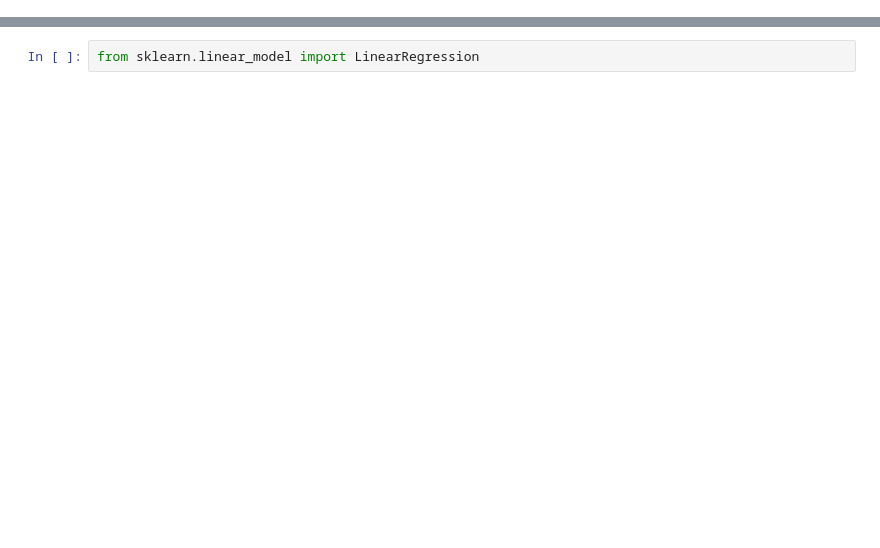
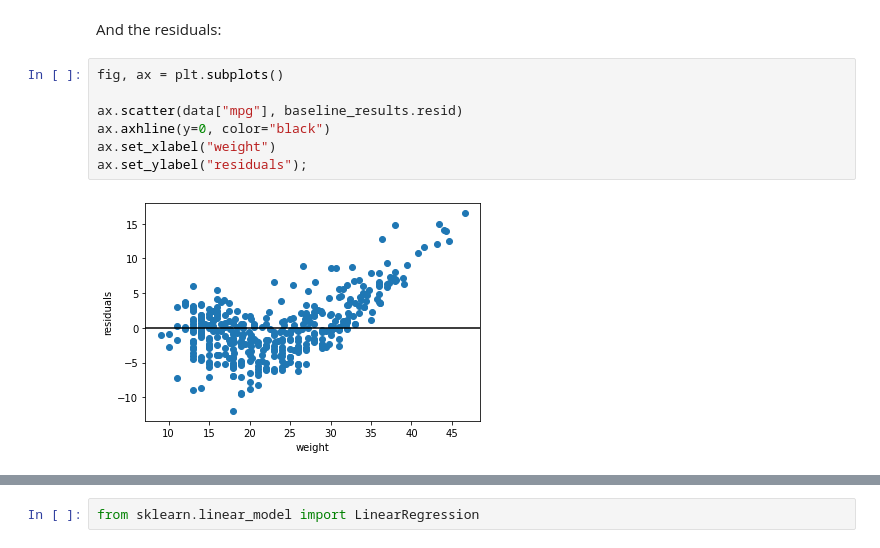
Before and after one commit to learn-co-curriculum/dsc-multiple-linear-regression-in-statsmodels-v2-5, a Jupyter notebook: index.ipynb, the cells around one changed output, grey strips where cells are left out. Saved outputs shown, nothing was run; the diff lists cells and outputs as text; blank space fills up the shorter version.

```diff
--- a/index.ipynb
+++ b/index.ipynb
@@ -162,0 +142,11 @@ You can also repeat this process using scikit-learn. The code to do this can be
+# %% [markdown]
+And the residuals:
+# %%
+fig, ax = plt.subplots()
+
+ax.scatter(data["mpg"], baseline_results.resid)
+ax.axhline(y=0, color="black")
+ax.set_xlabel("weight")
+ax.set_ylabel("residuals");
+# %% [output]
+[figure, added]
```
Also changed, not shown: parts of 71 cells of this notebook, 13 other files.
